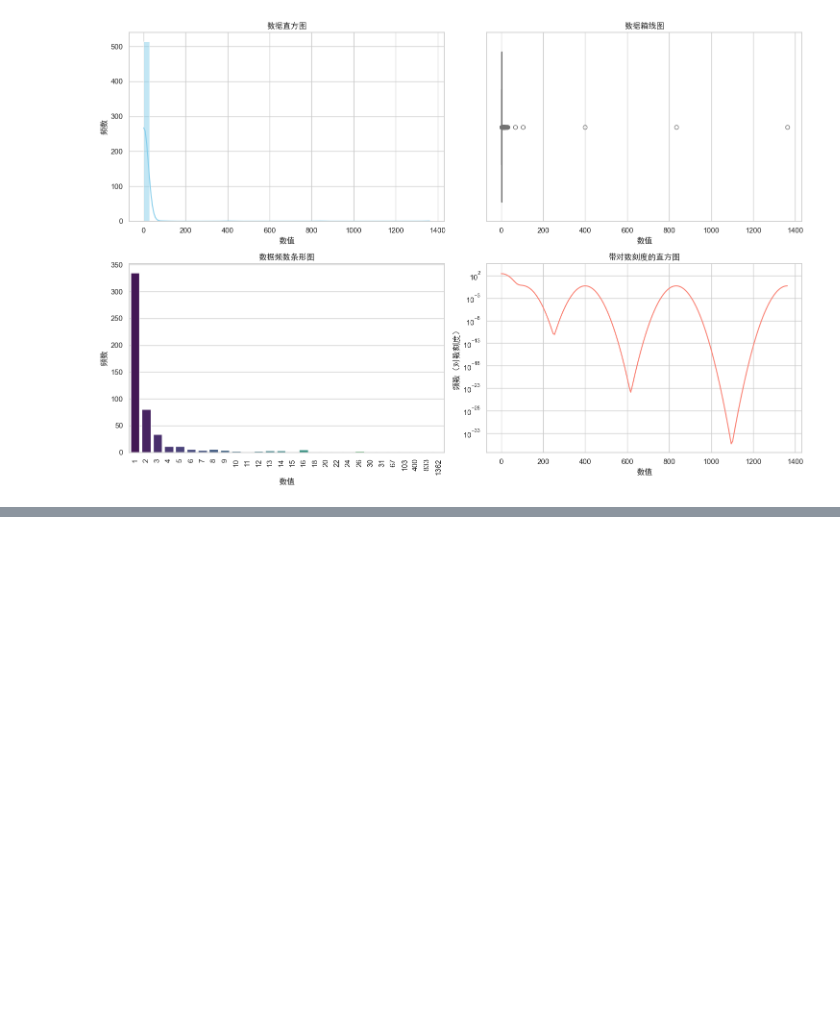
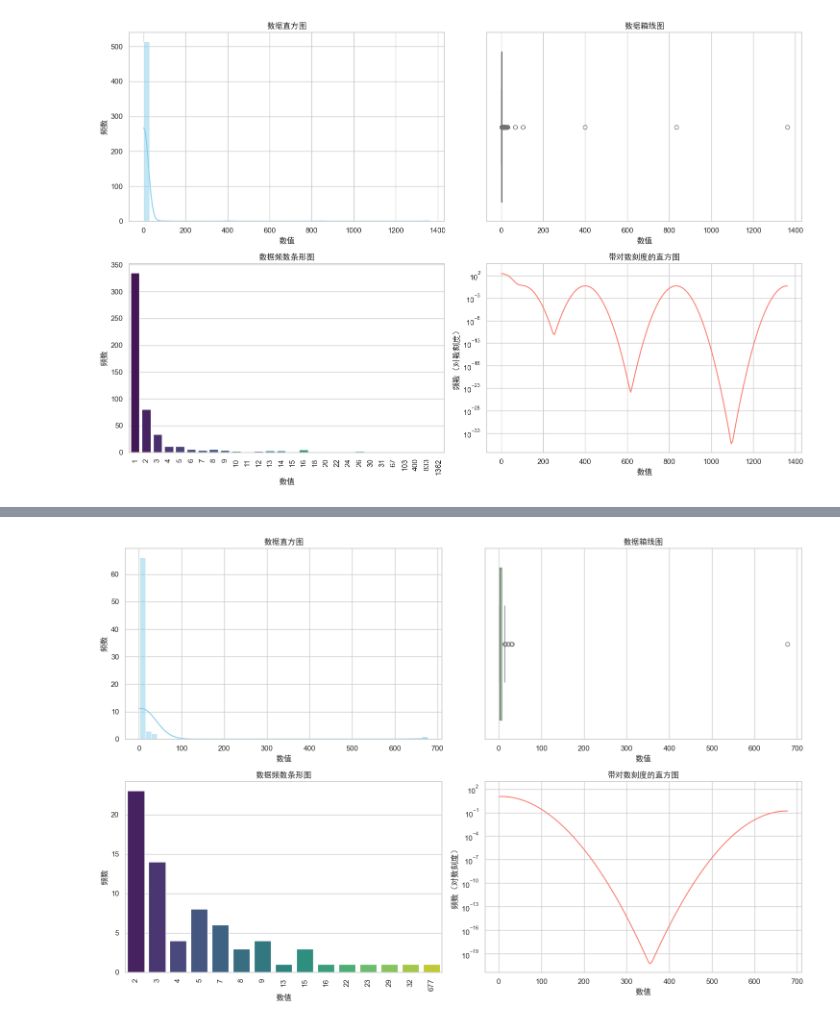
Before and after one commit to ZJU-ACES-ISE/TestPlanAgent, a Jupyter notebook: data_process/reformat.ipynb, the cells around one changed output, grey strips where cells are left out. Cells and saved outputs as stored; diff of their text form; code cells hidden in the pictures; blank space fills up the shorter version.

```diff
--- a/data_process/reformat.ipynb
+++ b/data_process/reformat.ipynb
@@ -270,0 +267,6 @@ KeyboardInterrupt:
+# %%
+# llm第一过滤后数据分析
+import json
+
+with open('data/llm_restructed_pull_request.json', 'r') as file:
+    pr_data = json.load(file)
@@ -270,0 +281,9 @@ KeyboardInterrupt:
+# %%
+num = 0
+for project_name, project_info in pr_data.items():
+    if '存在测试计划的PR数量' in project_info:
+        if project_info['存在测试计划的PR数量'] > 0 :
+            num += 1
+    else:
+        print(project_name)
+print(f"测试计划大于0的PR数量为：{num}")
@@ -270,0 +292,5 @@ KeyboardInterrupt:
+# %%
+data = []
+for project_name, project_info in pr_data.items():
+    if '存在测试计划的PR数量' in project_info and project_info['存在测试计划的PR数量'] > 1:
+        data.append(project_info['存在测试计划的PR数量'])
@@ -270,0 +303,69 @@ KeyboardInterrupt:
+# %%
+import matplotlib.pyplot as plt
+import seaborn as sns
+from collections import Counter
+from matplotlib import font_manager
+
+font_path = '/usr/share/fonts/MyFonts/simhei.ttf'
+font_prop = font_manager.FontProperties(fname=font_path)
+
+# 设置中文字体和解决负号显示问题
+plt.rcParams['font.family'] = font_prop.get_name()
+# plt.rcParams['axes.unicode_minus'] = False  # 解决负号显示问题
+
+
+# 查看数量分布情况
+# data = [len(item['项目prs']) for item in pr_data.values()]
+
+
+# 计算基本统计量
+count = len(data)
+unique_counts = Counter(data)
+mean = sum(data) / count
+median = sorted(data)[count // 2]
+mode = unique_counts.most_common(1)[0][0]
+min_val = min(data)
+max_val = max(data)
+
+print(f"数据总数: {count}")
+print(f"最小值: {min_val}")
+print(f"最大值: {max_val}")
+print(f"平均值: {mean:.2f}")
+print(f"中位数: {median}")
+print(f"众数: {mode}")
+
+# 设置绘图风格
+sns.set(style="whitegrid")
+
+# 创建一个图形和多个子图
+fig, axes = plt.subplots(2, 2, figsize=(15, 10))
+
+# 1. 直方图
+sns.histplot(data, bins=50, ax=axes[0, 0], kde=True, color='skyblue')
+axes[0, 0].set_title('数据直方图', fontproperties=font_prop)
+axes[0, 0].set_xlabel('数值', fontproperties=font_prop)
+axes[0, 0].set_ylabel('频数', fontproperties=font_prop)
+
+# 2. 箱线图（处理异常值）
+sns.boxplot(x=data, ax=axes[0, 1], color='lightgreen')
+axes[0, 1].set_title('数据箱线图', fontproperties=font_prop)
+axes[0, 1].set_xlabel('数值', fontproperties=font_prop)
+
+# 3. 条形图（显示各个数值的频数）
+count_series = Counter(data)
+sorted_counts = dict(sorted(count_series.items()))
+sns.barplot(x=list(sorted_counts.keys()), y=list(sorted_counts.values()), ax=axes[1, 0], palette='viridis')
+axes[1, 0].set_title('数据频数条形图', fontproperties=font_prop)
+axes[1, 0].set_xlabel('数值', fontproperties=font_prop)
+axes[1, 0].set_ylabel('频数', fontproperties=font_prop)
+axes[1, 0].tick_params(axis='x', rotation=90)
+
+# 4. 带有对数刻度的直方图，以更好地展示包含极端值的数据
+sns.histplot(data, bins=50, ax=axes[1, 1], kde=True, color='salmon', log_scale=(False, True))
+axes[1, 1].set_title('带对数刻度的直方图', fontproperties=font_prop)
+axes[1, 1].set_xlabel('数值', fontproperties=font_prop)
+axes[1, 1].set_ylabel('频数（对数刻度）', fontproperties=font_prop)
+
+plt.tight_layout()
+plt.show()
+# %% [output]
@@ -270,0 +381 @@ KeyboardInterrupt:
+[figure, added]
```
Also changed, not shown: parts of 6 cells of this notebook, 12 other files.
